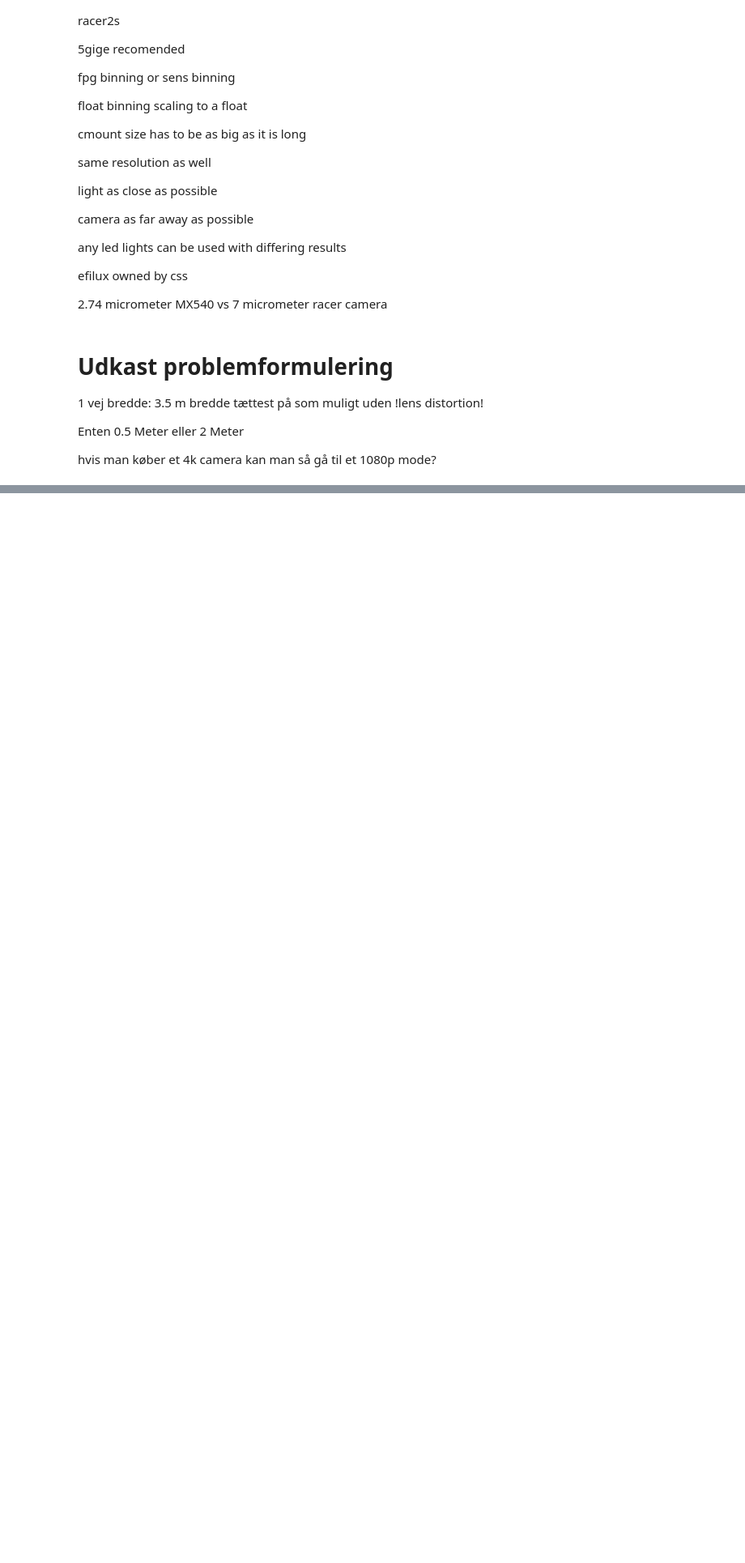
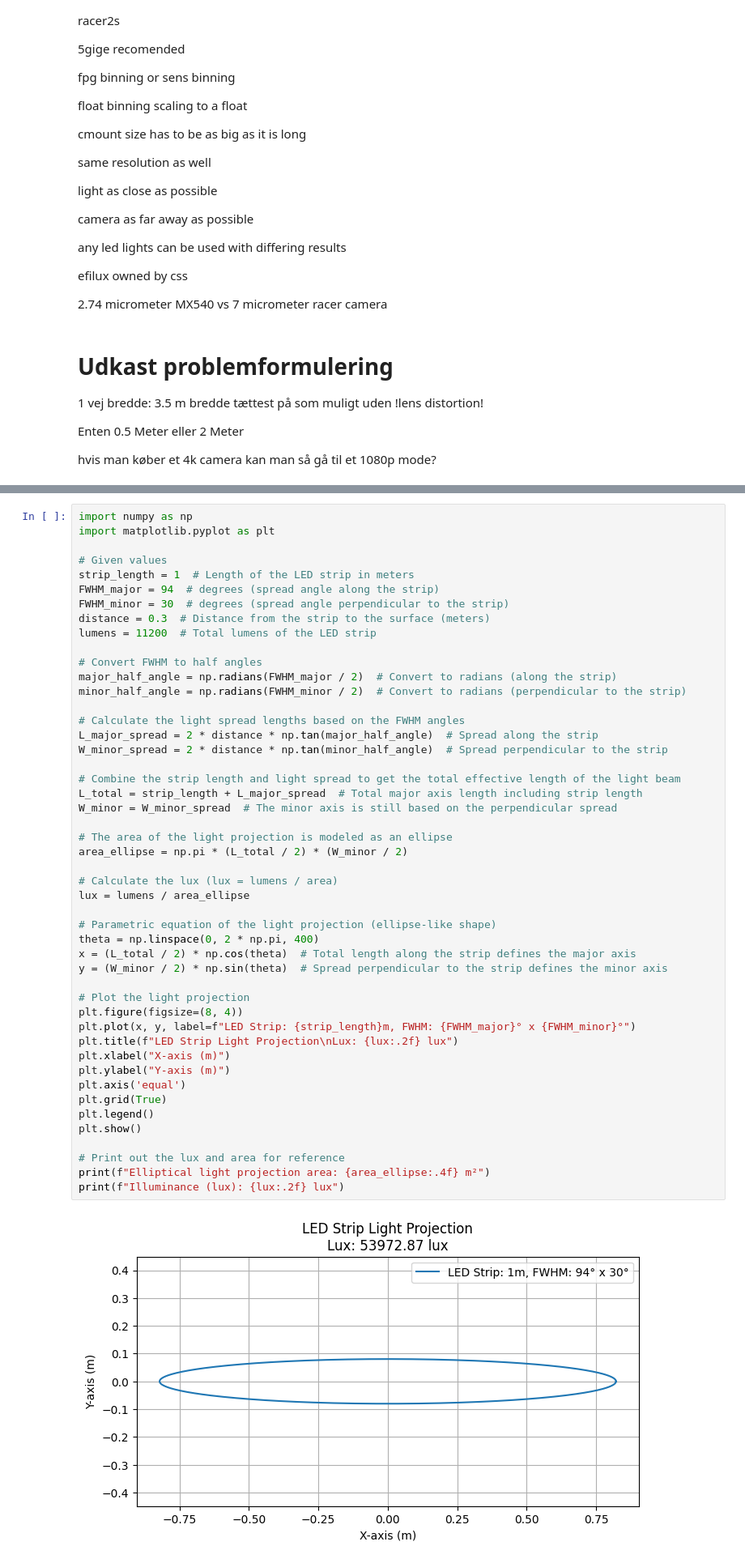
Before and after one commit to Rasmus-Ulstrup/Road-Anomaly-Detector, a Jupyter notebook: notebooks/CameraSpecs.ipynb, the cells around one changed output, grey strips where cells are left out. Shown at 81% size. Saved outputs shown, nothing was run; the diff lists cells and outputs as text; blank space fills up the shorter version.

```diff
--- a/notebooks/CameraSpecs.ipynb
+++ b/notebooks/CameraSpecs.ipynb
@@ -190,0 +221,50 @@ Maximum exposure time to avoid motion blur: 0.385 ms
+# %%
+import numpy as np
+import matplotlib.pyplot as plt
+
+# Given values
+strip_length = 1  # Length of the LED strip in meters
+FWHM_major = 94  # degrees (spread angle along the strip)
+FWHM_minor = 30  # degrees (spread angle perpendicular to the strip)
+distance = 0.3  # Distance from the strip to the surface (meters)
+lumens = 11200  # Total lumens of the LED strip
+
+# Convert FWHM to half angles
+major_half_angle = np.radians(FWHM_major / 2)  # Convert to radians (along the strip)
+minor_half_angle = np.radians(FWHM_minor / 2)  # Convert to radians (perpendicular to the strip)
+
+# Calculate the light spread lengths based on the FWHM angles
+L_major_spread = 2 * distance * np.tan(major_half_angle)  # Spread along the strip
+W_minor_spread = 2 * distance * np.tan(minor_half_angle)  # Spread perpendicular to the strip
+
+# Combine the strip length and light spread to get the total effective length of the light beam
+L_total = strip_length + L_major_spread  # Total major axis length including strip length
+W_minor = W_minor_spread  # The minor axis is still based on the perpendicular spread
+
+# The area of the light projection is modeled as an ellipse
+area_ellipse = np.pi * (L_total / 2) * (W_minor / 2)
+
+# Calculate the lux (lux = lumens / area)
+lux = lumens / area_ellipse
+
+# Parametric equation of the light projection (ellipse-like shape)
+theta = np.linspace(0, 2 * np.pi, 400)
+x = (L_total / 2) * np.cos(theta)  # Total length along the strip defines the major axis
+y = (W_minor / 2) * np.sin(theta)  # Spread perpendicular to the strip defines the minor axis
+
+# Plot the light projection
+plt.figure(figsize=(8, 4))
+plt.plot(x, y, label=f"LED Strip: {strip_length}m, FWHM: {FWHM_major}° x {FWHM_minor}°")
+plt.title(f"LED Strip Light Projection\nLux: {lux:.2f} lux")
+plt.xlabel("X-axis (m)")
+plt.ylabel("Y-axis (m)")
+plt.axis('equal')
+plt.grid(True)
+plt.legend()
+plt.show()
+
+# Print out the lux and area for reference
+print(f"Elliptical light projection area: {area_ellipse:.4f} m²")
+print(f"Illuminance (lux): {lux:.2f} lux")
+# %% [output]
+[figure, added]
```
Also changed, not shown: parts of 4 cells of this notebook, 26 other files.
